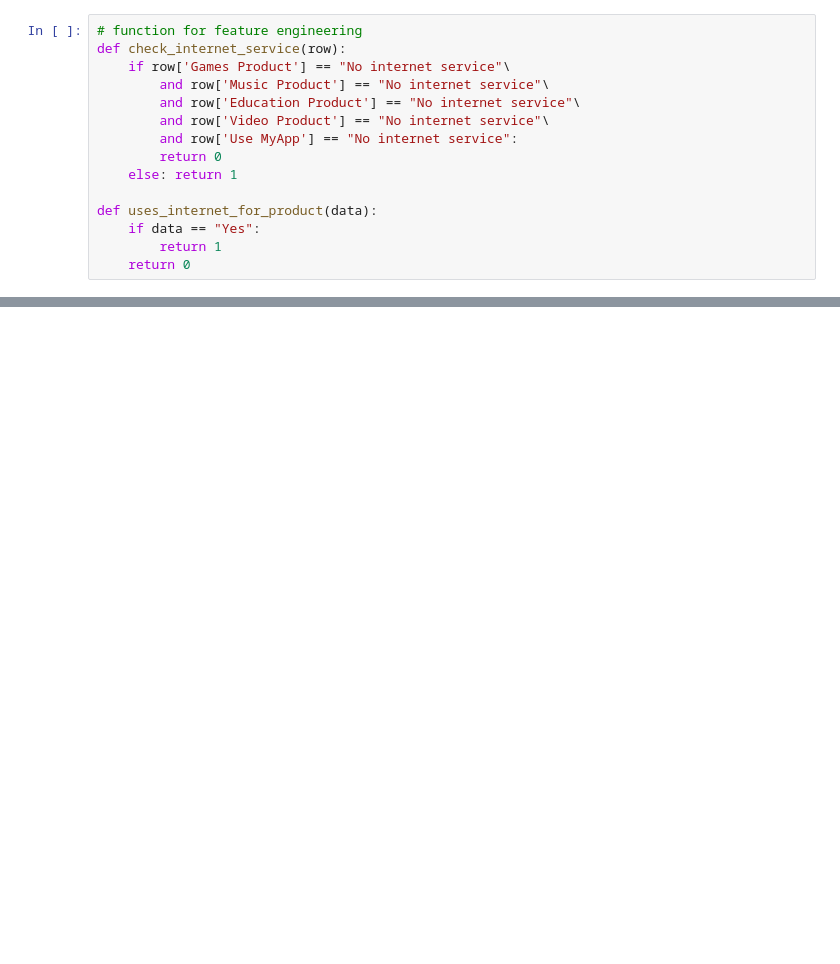
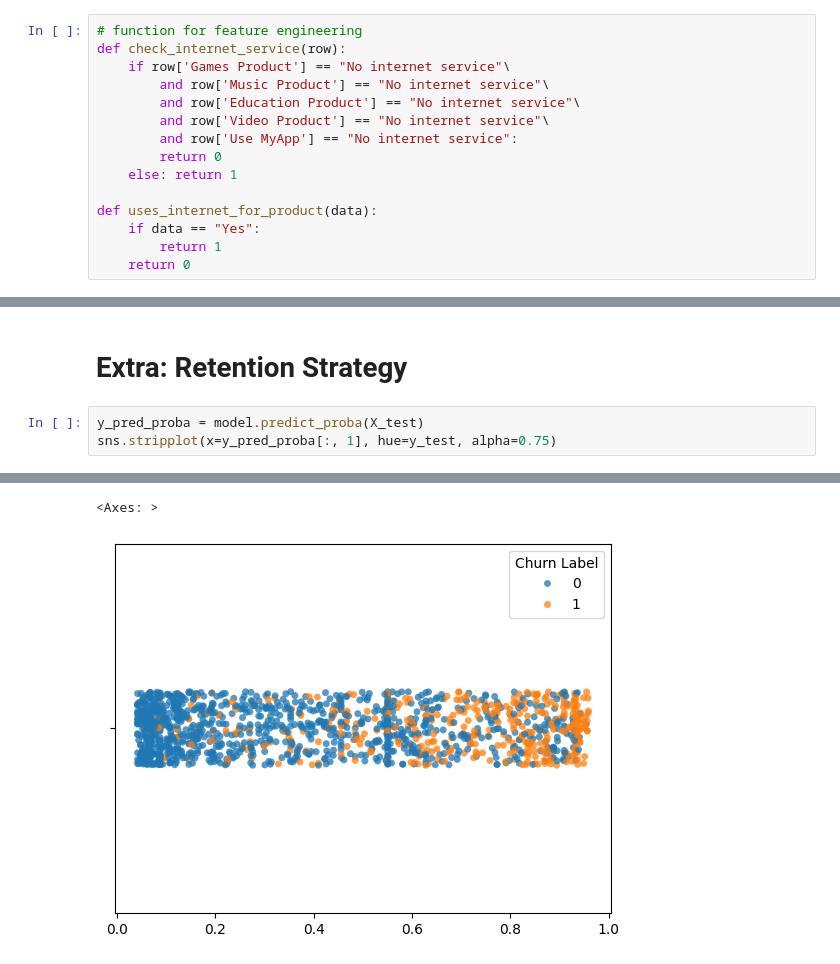
Before and after one commit to marcellinus-witarsah/data-challenge-dsw-2023, a Jupyter notebook: notebooks/04_explain_model.ipynb, the cells around one changed output, grey strips where cells are left out. Cells and saved outputs as stored; diff of their text form; blank space fills up the shorter version.

Commit message:
categorize churned customers based on probability

```diff
--- a/notebooks/04_explain_model.ipynb
+++ b/notebooks/04_explain_model.ipynb
@@ -120,3 +121,9 @@ And if memory is not enough, you can set `force_col_wise=true`.
 [LightGBM] [Info] [binary:BoostFromScore]: pavg=0.500000 -> initscore=0.000000
 [figure]
 [figure]
+# %% [markdown]
+# Extra: Retention Strategy
+# %%
+y_pred_proba = model.predict_proba(X_test)
+sns.stripplot(x=y_pred_proba[:, 1], hue=y_test, alpha=0.75)
+# %% [output]
@@ -122,0 +135,2 @@ And if memory is not enough, you can set `force_col_wise=true`.
+<Axes: >
+[figure, added]
```
Also changed, not shown: parts of 4 cells of this notebook.
